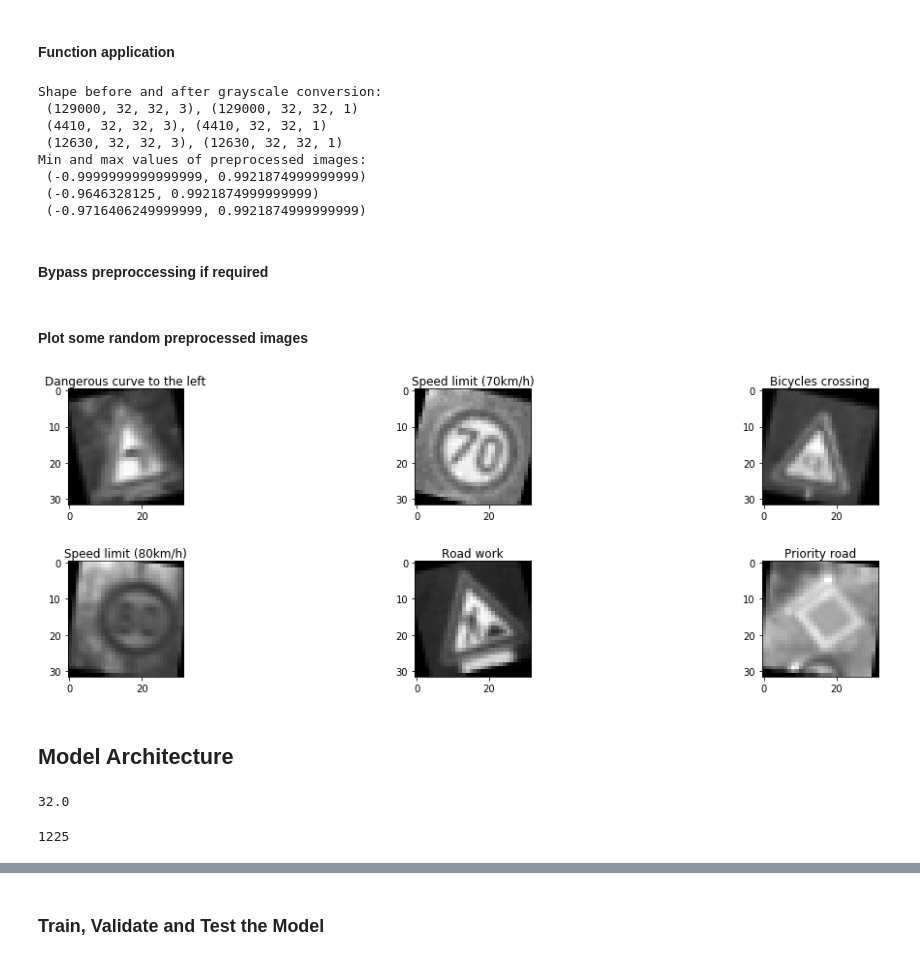
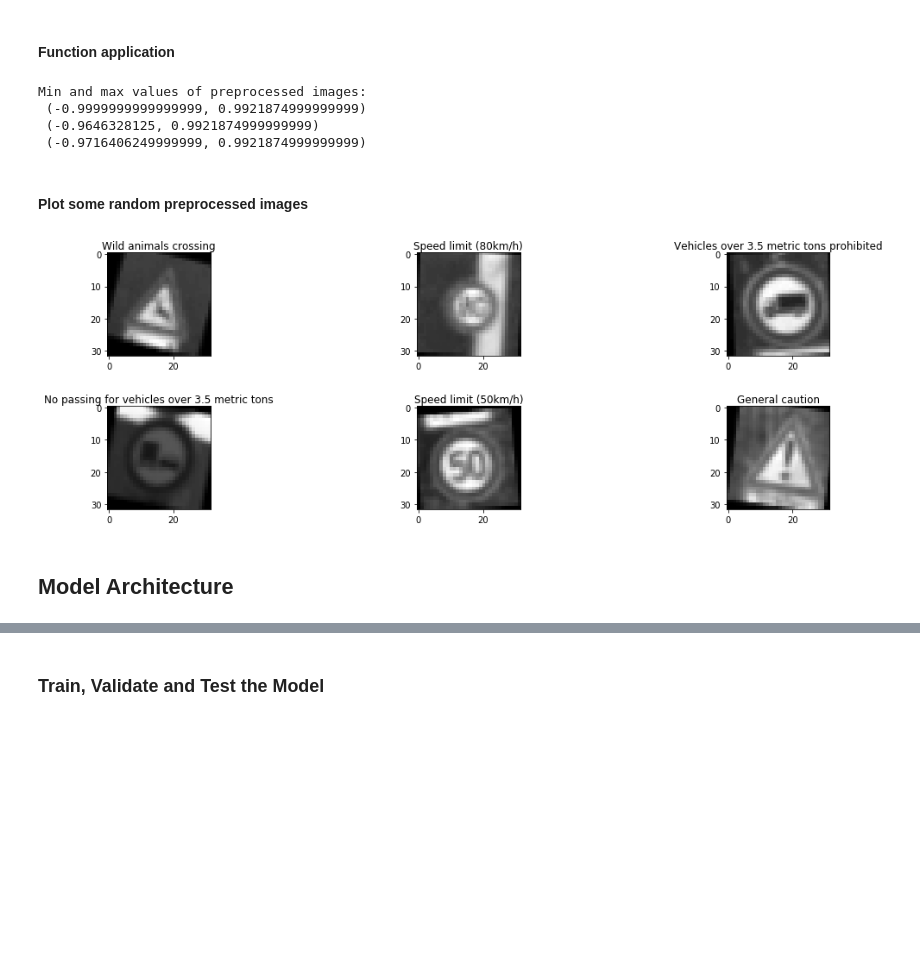
Before and after one commit to fstahl1/traffic-sign-classifier, a Jupyter notebook: Traffic_Sign_Classifier.ipynb, the cells around one changed output, grey strips where cells are left out. Drawn from its saved outputs; the diff is of its cells as text; code cells hidden in the pictures; blank space fills up the shorter version.

```diff
--- a/Traffic_Sign_Classifier.ipynb
+++ b/Traffic_Sign_Classifier.ipynb
@@ -282,12 +248,11 @@ for i in range(5):
 from sklearn.utils import shuffle
 
 X_train_aug = np.copy(X_train_bal)
-y_train_aug = np.copy(y_train_bal)
 
-trans_perc = 1 # define percentage (0-1) of training images to transform
+trans_perc = 1 # define percentage (0..1) of training images to transform
 
 # shuffle training images
-X_train_aug, y_train_aug = shuffle(X_train_aug, y_train_aug)
+X_train_aug, y_train_bal = shuffle(X_train_aug, y_train_bal)
 
 for i in range(int(len(X_train_aug)*trans_perc)):
     # replace image by transformed one
@@ -339,5 +283,0 @@ Shuffle data to avoid overfitting
-# %%
-from sklearn.utils import shuffle
-
-X_train_aug, y_train_aug = shuffle(X_train_aug, y_train_aug)
-# X_train_aug, y_train_aug = shuffle(X_train, y_train)
@@ -359,9 +299,6 @@ def norm_img(imgs):
     return np.add(imgs, -128)/128
 
 def preprocess(imgs):
-    '''Function to preprocess images.
-    Input: Color images.
-    Output: Normalized grayscale images.'''
     imgs = norm_img(imgs)
     imgs = x2gray(imgs)
     return imgs
@@ -379,21 +307,14 @@ y_test_pre = np.copy(y_test)
+# %%
+X_train_prepro = preprocess(X_train_aug)
+X_valid_prepro = preprocess(X_valid)
+X_test_prepro = preprocess(X_test)
 # %%
-print('Shape before and after grayscale conversion:\n {}, {}\n {}, {}\n {}, {}'
-        .format(X_train_aug.shape, X_train_pre.shape,
-             X_valid.shape, X_valid_pre.shape,
-             X_test.shape, X_test_pre.shape))
-
 print('Min and max values of preprocessed images:\n {}\n {}\n {}\n'
-      .format((np.min(X_train_pre), np.max(X_train_pre)),
-             (np.min(X_valid_pre), np.max(X_valid_pre)),
-             (np.min(X_test_pre), np.max(X_test_pre))))
+      .format((np.min(X_train_prepro), np.max(X_train_prepro)),
+             (np.min(X_valid_prepro), np.max(X_valid_prepro)),
+             (np.min(X_test_prepro), np.max(X_test_prepro))))
 # %% [output]
-Shape before and after grayscale conversion:
- (129000, 32, 32, 3), (129000, 32, 32, 1)
- (4410, 32, 32, 3), (4410, 32, 32, 1)
- (12630, 32, 32, 3), (12630, 32, 32, 1)
 Min and max values of preprocessed images:
  (-0.9999999999999999, 0.9921874999999999)
  (-0.9646328125, 0.9921874999999999)
  (-0.9716406249999999, 0.9921874999999999)
-# %% [markdown]
-#### Bypass preproccessing if required
@@ -404,8 +321,8 @@ Min and max values of preprocessed images:
 # %% [markdown]
 #### Plot some random preprocessed images
 # %%
-plot_rand(X_train_pre, y_train_pre, pre=True)
+plot_rand(X_train_prepro, y_train_bal, pre=True)
 # %% [output]
-[figure, old version]
+[figure, new version]
 # %% [markdown]
 ## Model Architecture
@@ -429,14 +328,0 @@ plot_rand(X_train_pre, y_train_pre, pre=True)
-# %%
-import numpy as np
-in_h = 32
-filter_h = 1
-stride = 1
-# out_h = np.ceil(float(in_h) / float(stride)) # same
-out_h = np.ceil(float(in_h - filter_h + 1) / float(stride)) # valid
-print(out_h)
-# %% [output]
-32.0
-# %%
-7*7*25
-# %% [output]
-1225
```
Also changed, not shown: parts of 60 cells of this notebook, 13 other files.
